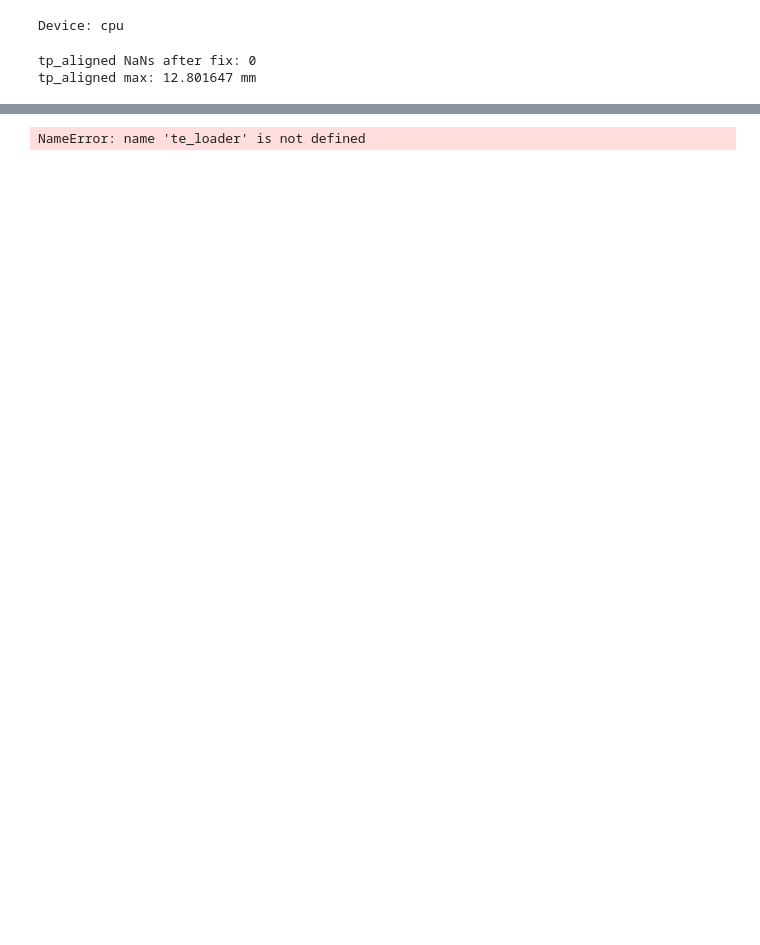
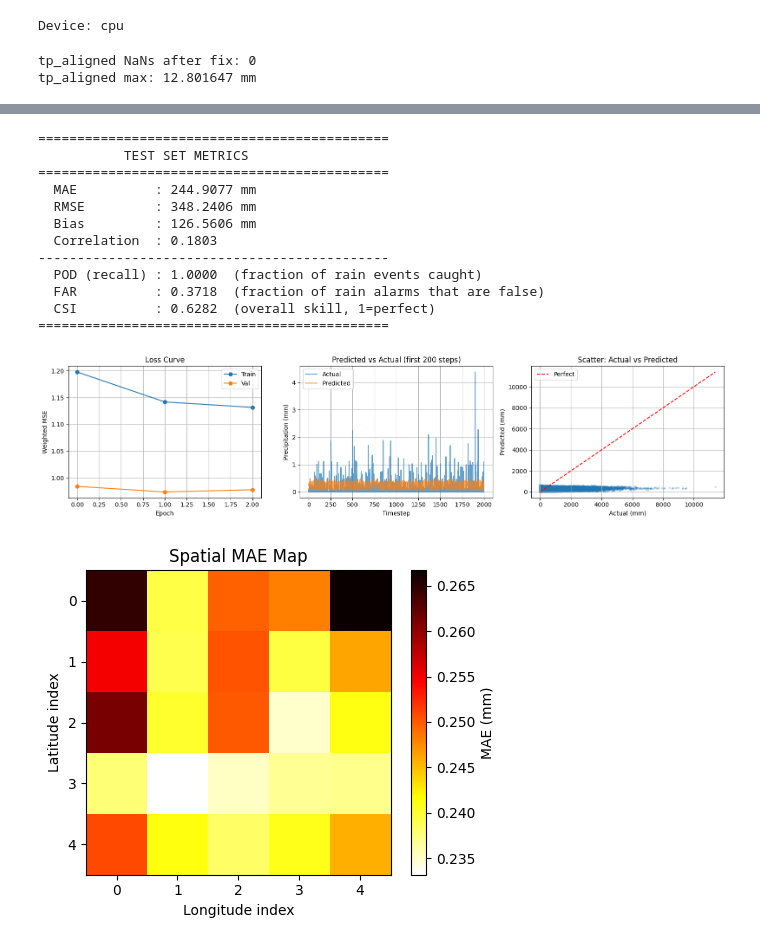
Before and after one commit to CarlaMailin/Predicting-the-Future---Machine-Learning-Weather-Prediction-Model, a Jupyter notebook: topics/training on wrong years - Mailin/CNNLSTM_train_10_years.ipynb, the cells around one changed output, grey strips where cells are left out. Saved outputs shown, nothing was run; the diff lists cells and outputs as text; code cells hidden in the pictures; blank space fills up the shorter version.

```diff
--- a/topics/training on wrong years - Mailin/CNNLSTM_train_10_years.ipynb
+++ b/topics/training on wrong years - Mailin/CNNLSTM_train_10_years.ipynb
@@ -10,7 +10,7 @@ import xarray as xr
 # %%
 path          = 'C:\\Users\\maili\\Desktop\\KU\\AppMachineLearning\\Final_Project\\data\\'
 MODEL_PATH    = 'saved_models/best_precip_model_2015_2026.pt'
-LAG           = 5
+LAG           = 12
 HORIZON       = 1
 FINAL_EPOCHS  = 15
 BATCH         =  128 # 128
@@ -201,34 +201,15 @@ RAIN_THRESH_LOG = np.log1p(RAIN_THRESH)
 
 def rain_loss(prob_logits, amount, target):
     rain_mask = (target > RAIN_THRESH_LOG).float()
-    # pos_weight tells BCE to weight positive (rainy) class higher
-    pos_weight = torch.tensor([50.0], device=target.device)
-    bce        = nn.functional.binary_cross_entropy_with_logits(
-                     prob_logits, rain_mask,
-                     pos_weight=pos_weight.expand_as(rain_mask))
-    weight    = 1.0 + 50.0 * rain_mask   # also increased from 20 to 50
+    bce       = nn.functional.binary_cross_entropy_with_logits(prob_logits, rain_mask)
+    weight    = 1.0 + 20.0 * rain_mask
     mse       = (weight * (amount - target) ** 2).mean()
     mae       = (weight * torch.abs(amount - target)).mean()
     amt_loss  = 0.7 * mse + 0.3 * mae
     return bce + amt_loss, bce, amt_loss
-# %%
-
-# less aggresive pro rain
-
-def rain_loss(prob_logits, amount, target):
-    rain_mask  = (target > RAIN_THRESH_LOG).float()
-    pos_weight = torch.tensor([3.0], device=target.device)
-    bce        = nn.functional.binary_cross_entropy_with_logits(
-                     prob_logits, rain_mask,
-                     pos_weight=pos_weight.expand_as(rain_mask))
-    weight   = 1.0 + 20.0 * rain_mask
-    mse      = (weight * (amount - target) ** 2).mean()
-    mae      = (weight * torch.abs(amount - target)).mean()
-    amt_loss = 0.7 * mse + 0.3 * mae
-    return bce + amt_loss, bce, amt_loss
 # %%
 best_hidden  = 32
-best_lr      = 1e-3
+best_lr      = 1e-4
 best_dropout = 0.3
 
 model     = ConvLSTMModel(N_FEATURES, best_hidden, best_dropout).to(device)
@@ -324,7 +323,7 @@ import matplotlib.pyplot as plt
 all_probs, all_amounts, all_targets = [], [], []
 
 with torch.no_grad():
-    for xb, yb in te_loader:
+    for xb, yb in tr_loader:
         xb = xb.to(device)
         prob_pct = torch.sigmoid(prob_logits) * 100   # 0–100%
         prob_logits, amount = model(xb)
@@ -420,31 +419,44 @@ plt.show()
 
 # ── 5. SPATIAL ERROR MAP ──────────────────────────────────────────────────────
 mae_map = np.abs(preds_mm - targets_mm).mean(axis=0)   # (5, 5) in mm
 
 fig2, ax = plt.subplots(figsize=(5, 4))
 im = ax.imshow(mae_map, cmap='hot_r')
 plt.colorbar(im, ax=ax, label='MAE (mm)')
 ax.set_title('Spatial MAE Map')
 ax.set_xlabel('Longitude index')
 ax.set_ylabel('Latitude index')
 plt.tight_layout()
 plt.savefig('spatial_mae.png', dpi=150)
 plt.show()
 
 # plot roc curve
 from sklearn.metrics import roc_curve, auc
 fpr, tpr, _ = roc_curve(target_rain, pred_rain)
 roc_auc = auc(fpr, tpr)
 plt.figure(figsize=(6, 6))
 plt.plot(fpr, tpr, label=f'ROC curve (AUC = {roc_auc:.4f})')
 plt.plot([0, 1], [0, 1], 'k--')
 plt.title('ROC Curve for Rain Detection')
 plt.xlabel('False Positive Rate')
 plt.ylabel('True Positive Rate')
 plt.legend()
 plt.grid(True)
 plt.tight_layout()
 plt.savefig('roc_curve.png', dpi=150)
 plt.show()
 # %% [output]
-NameError: name 'te_loader' is not defined
+=============================================
+           TEST SET METRICS
+=============================================
+  MAE          : 244.9077 mm
+  RMSE         : 348.2406 mm
+  Bias         : 126.5606 mm
+  Correlation  : 0.1803
+---------------------------------------------
+  POD (recall) : 1.0000  (fraction of rain events caught)
+  FAR          : 0.3718  (fraction of rain alarms that are false)
+  CSI          : 0.6282  (overall skill, 1=perfect)
+=============================================
+[figure, added]
+[figure, added]
```
Also changed, not shown: parts of 8 cells of this notebook, 5 other files.
